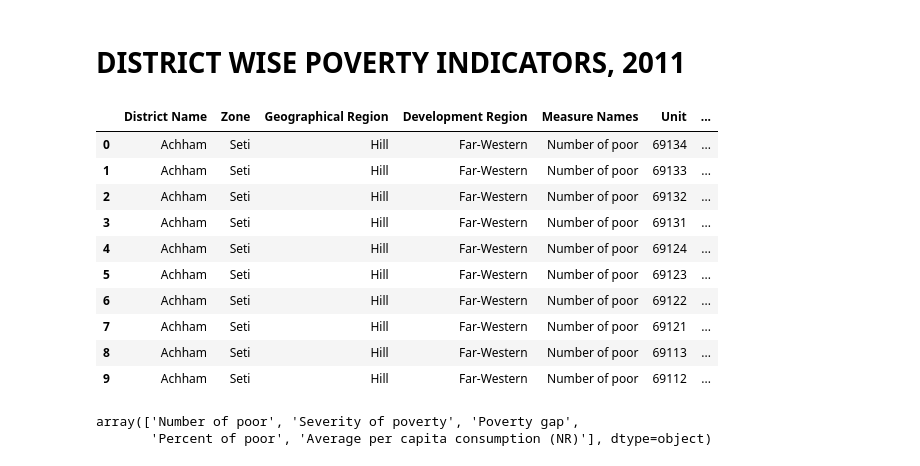
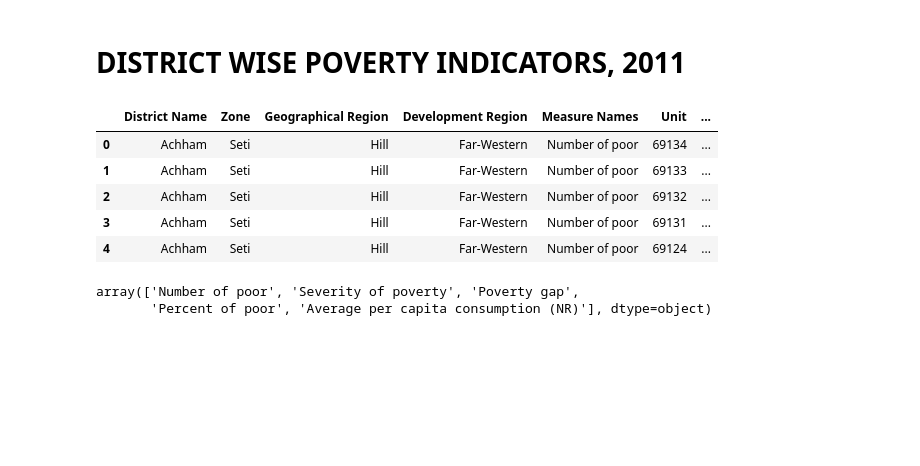
Before and after one commit to PragyanSubedi/Nepalese-dataset-visualization, a Jupyter notebook: District wise Poverty Indicators, 2011/District wise poverty indicators.ipynb, the cells around one changed output. Saved outputs shown, nothing was run; the diff lists cells and outputs as text; code cells hidden in the pictures; blank space fills up the shorter version.

```diff
--- a/District wise Poverty Indicators, 2011/District wise poverty.ipynb
+++ b/District wise Poverty Indicators, 2011/District wise poverty indicators.ipynb
@@ -9,19 +9,14 @@ from matplotlib import rcParams
 # %%
 df = pd.read_csv ('Dataset/District wise Poverty Indicators, 2011.csv')
 # %%
-df[:10]
+df.head()
 # %% [output]
 |  | District Name | Zone | Geographical Region | Development Region | Measure Names | Unit | ... |
 | 0 | Achham | Seti | Hill | Far-Western | Number of poor | 69134 | ... |
 | 1 | Achham | Seti | Hill | Far-Western | Number of poor | 69133 | ... |
 | 2 | Achham | Seti | Hill | Far-Western | Number of poor | 69132 | ... |
 | 3 | Achham | Seti | Hill | Far-Western | Number of poor | 69131 | ... |
 | 4 | Achham | Seti | Hill | Far-Western | Number of poor | 69124 | ... |
-| 5 | Achham | Seti | Hill | Far-Western | Number of poor | 69123 | ... |
-| 6 | Achham | Seti | Hill | Far-Western | Number of poor | 69122 | ... |
-| 7 | Achham | Seti | Hill | Far-Western | Number of poor | 69121 | ... |
-| 8 | Achham | Seti | Hill | Far-Western | Number of poor | 69113 | ... |
-| 9 | Achham | Seti | Hill | Far-Western | Number of poor | 69112 | ... |
 # %%
 df['Measure Names'].unique()
 # %% [output]
```
